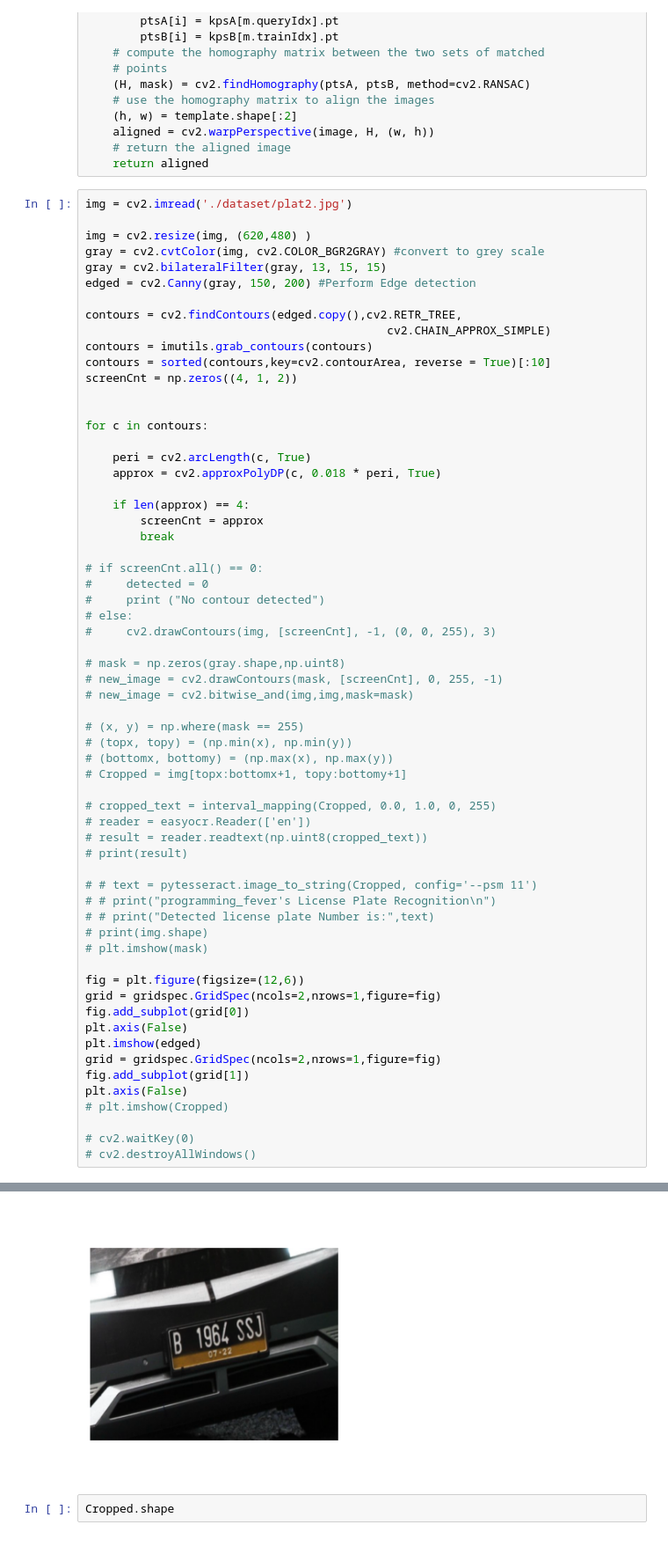
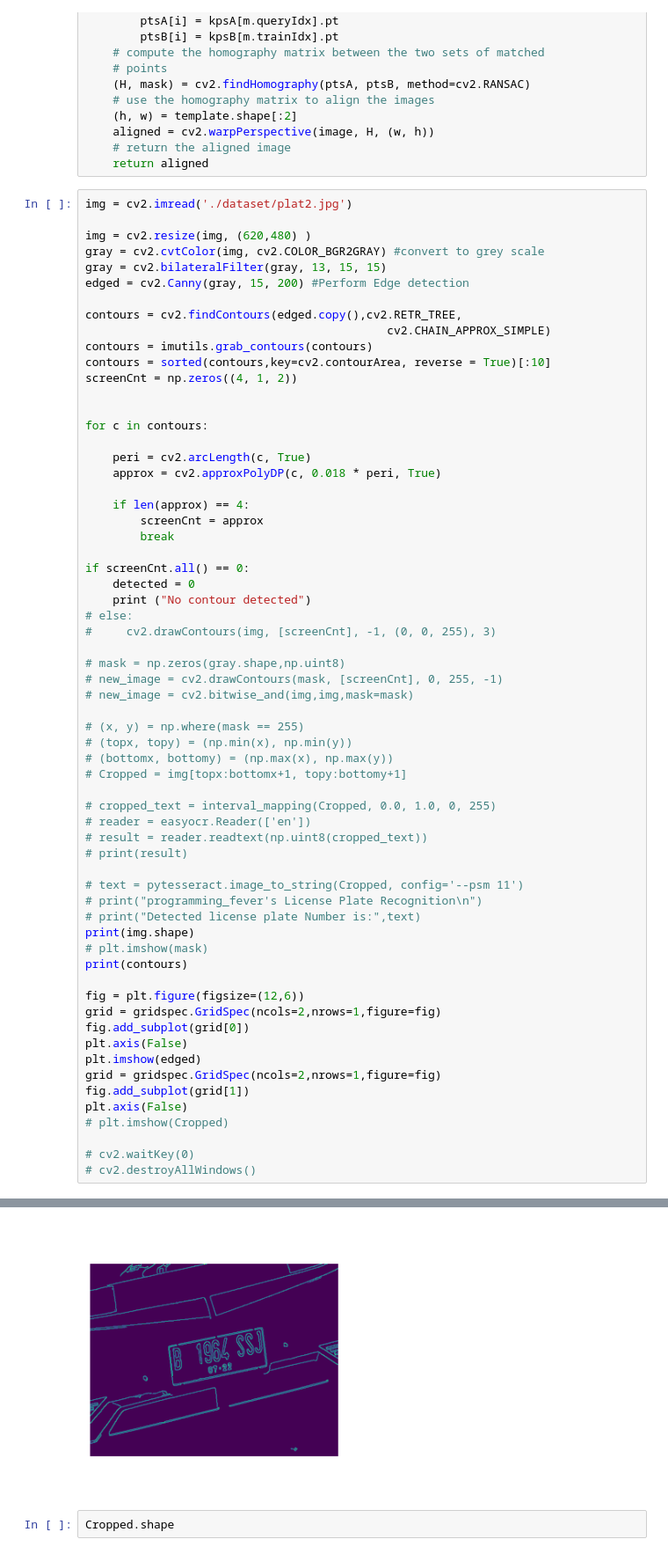
Before and after one commit to harithfakhiri/IF4073_Tugas3, a Jupyter notebook: non_deep_learning.ipynb, the cells around one changed output, grey strips where cells are left out. Shown: that part at 88% size. Cells and saved outputs as stored; diff of their text form.

```diff
--- a/non_deep_learning.ipynb
+++ b/non_deep_learning.ipynb
@@ -63,7 +63,7 @@ img = cv2.imread('./dataset/plat2.jpg')
 img = cv2.resize(img, (620,480) )
 gray = cv2.cvtColor(img, cv2.COLOR_BGR2GRAY) #convert to grey scale
 gray = cv2.bilateralFilter(gray, 13, 15, 15)
-edged = cv2.Canny(gray, 150, 200) #Perform Edge detection
+edged = cv2.Canny(gray, 15, 200) #Perform Edge detection
 
 contours = cv2.findContours(edged.copy(),cv2.RETR_TREE,
                                             cv2.CHAIN_APPROX_SIMPLE)
@@ -81,9 +81,9 @@ for c in contours:
         screenCnt = approx
         break
 
-# if screenCnt.all() == 0:
-#     detected = 0
-#     print ("No contour detected")
+if screenCnt.all() == 0:
+    detected = 0
+    print ("No contour detected")
 # else:
 #     cv2.drawContours(img, [screenCnt], -1, (0, 0, 255), 3)
 
@@ -101,11 +101,12 @@ for c in contours:
 # result = reader.readtext(np.uint8(cropped_text))
 # print(result)
 
-# # text = pytesseract.image_to_string(Cropped, config='--psm 11')
-# # print("programming_fever's License Plate Recognition\n")
-# # print("Detected license plate Number is:",text)
-# print(img.shape)
+# text = pytesseract.image_to_string(Cropped, config='--psm 11')
+# print("programming_fever's License Plate Recognition\n")
+# print("Detected license plate Number is:",text)
+print(img.shape)
 # plt.imshow(mask)
+print(contours)
 
 fig = plt.figure(figsize=(12,6))
 grid = gridspec.GridSpec(ncols=2,nrows=1,figure=fig)
@@ -124,4 +142,4 @@ plt.axis(False)
-[figure, old version]
+[figure, new version]
 # %%
 Cropped.shape
 # %% [output]
```
Also changed, not shown: parts of 1 cell of this notebook.
